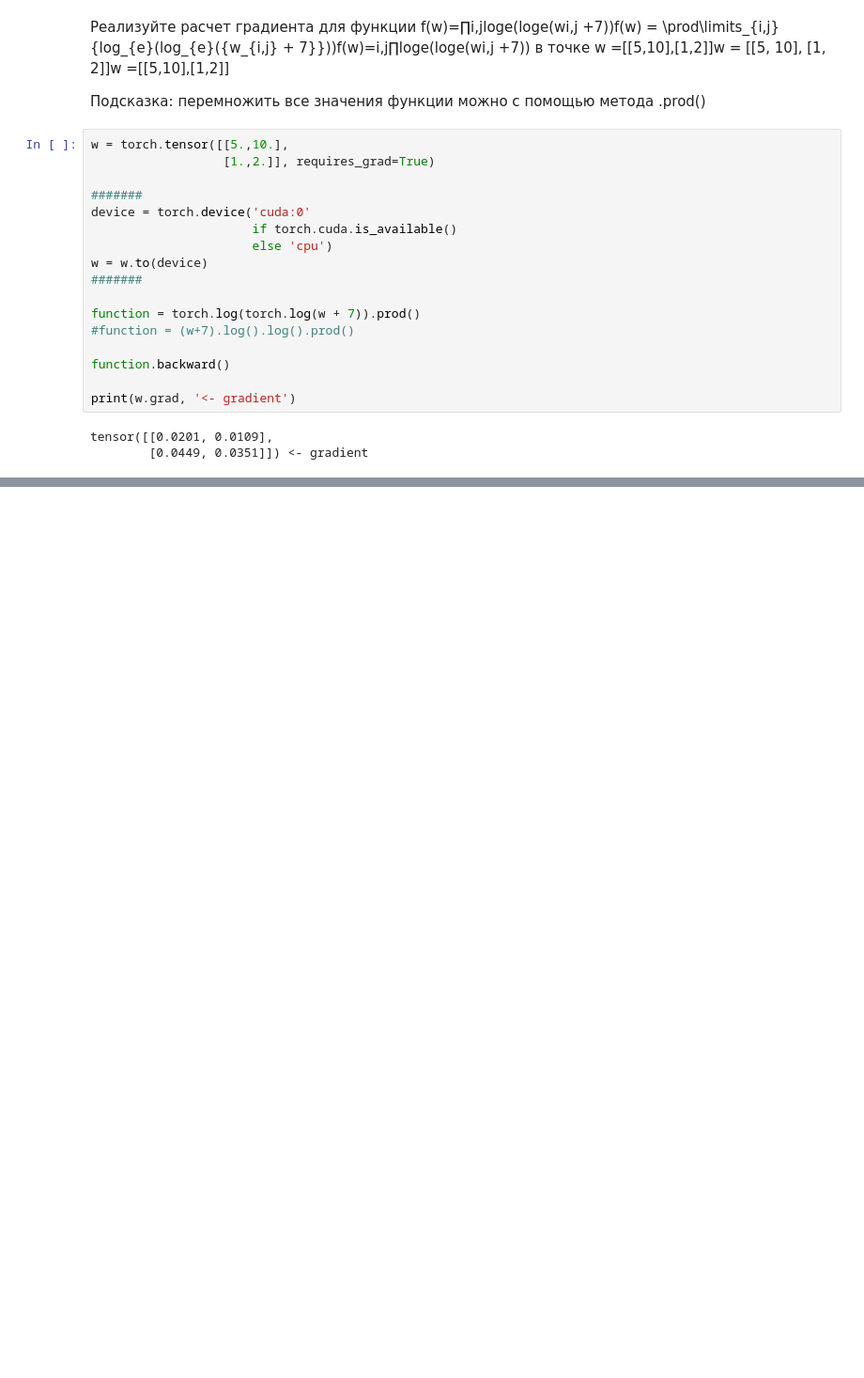
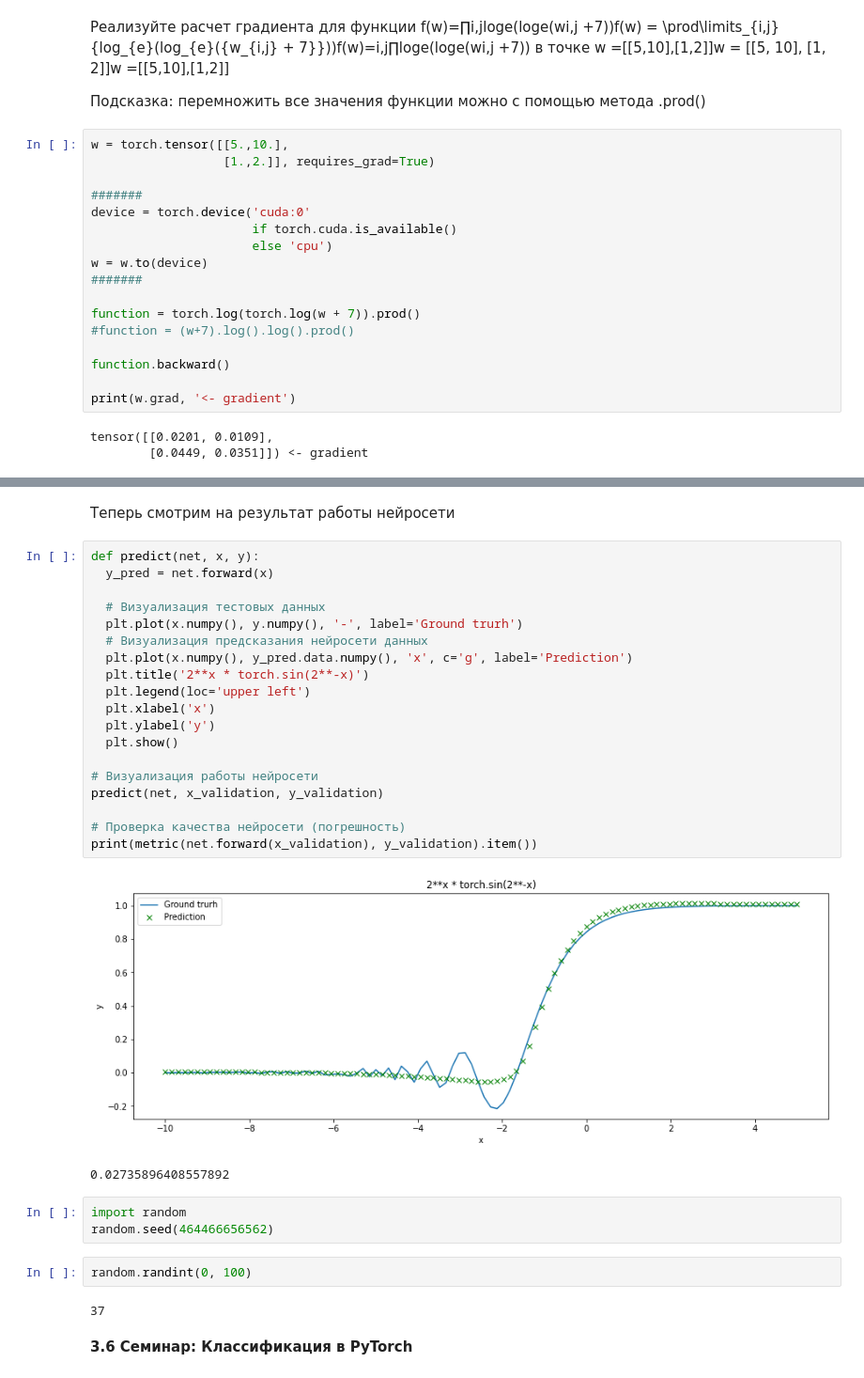
Before and after one commit to wisoffe/Courses, a Jupyter notebook: Stepik. Neural networks and computer vision/Stepik_NN_and_CV.ipynb, the cells around one changed output, grey strips where cells are left out. Shown at 94% size. Cells and saved outputs as stored; diff of their text form; blank space fills up the shorter version.

```diff
--- a/Stepik. Neural networks and computer vision/Stepik_NN_and_CV.ipynb
+++ b/Stepik. Neural networks and computer vision/Stepik_NN_and_CV.ipynb
@@ -73,0 +339,33 @@ tensor([[0.0201, 0.0109],
+# %% [markdown]
+Теперь смотрим на результат работы нейросети
+# %%
+def predict(net, x, y):
+  y_pred = net.forward(x)
+
+  # Визуализация тестовых данных
+  plt.plot(x.numpy(), y.numpy(), '-', label='Ground trurh')
+  # Визуализация предсказания нейросети данных
+  plt.plot(x.numpy(), y_pred.data.numpy(), 'x', c='g', label='Prediction')
+  plt.title('2**x * torch.sin(2**-x)')
+  plt.legend(loc='upper left')
+  plt.xlabel('x')
+  plt.ylabel('y')
+  plt.show()
+
+# Визуализация работы нейросети
+predict(net, x_validation, y_validation)
+
+# Проверка качества нейросети (погрешность)
+print(metric(net.forward(x_validation), y_validation).item())
+# %% [output]
+[figure, added]
+0.02735896408557892
+# %%
+import random
+random.seed(464466656562)
+# %%
+random.randint(0, 100)
+# %% [output]
+37
+# %% [markdown]
+**3.6 Семинар: Классификация в PyTorch**
```
Also changed, not shown: parts of 60 cells of this notebook, 2 other files.
